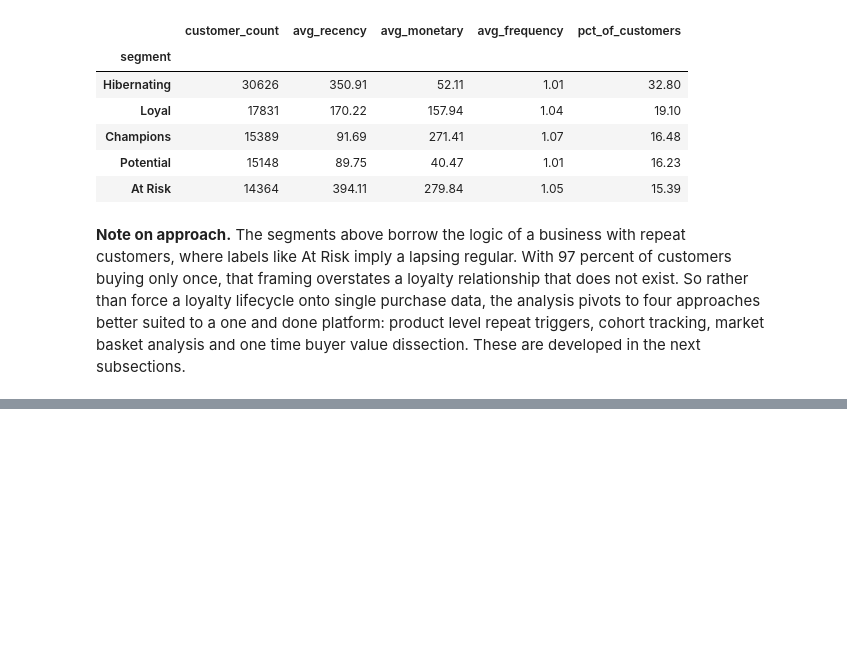
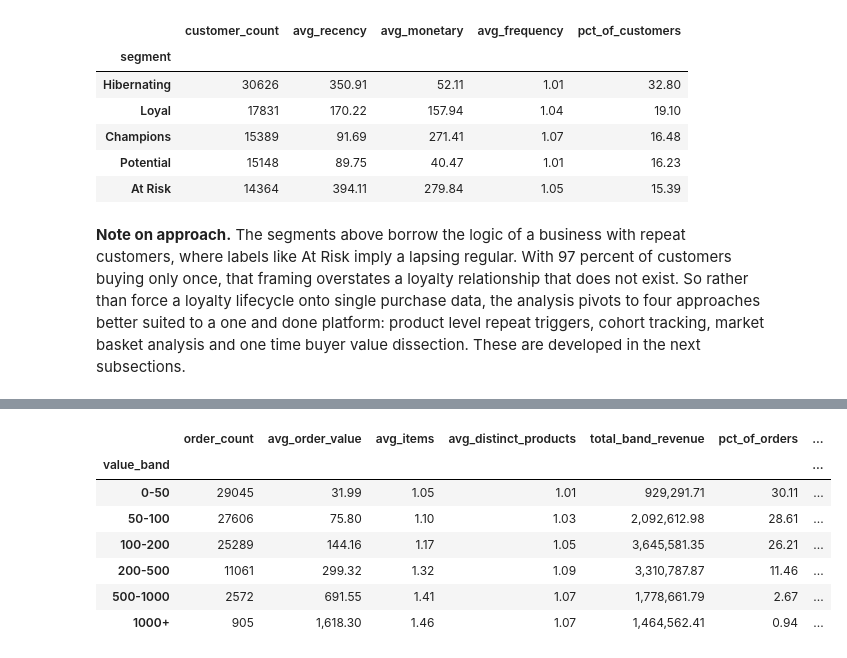
Before and after one commit to BKanyotu/olist-ecommerce-analysis, a Jupyter notebook: olist_brazilian_ecommerce_project_python.ipynb, the cells around one changed output, grey strips where cells are left out. Cells and saved outputs as stored; diff of their text form; code cells hidden in the pictures; blank space fills up the shorter version.

```diff
--- a/olist_brazilian_ecommerce_project_python.ipynb
+++ b/olist_brazilian_ecommerce_project_python.ipynb
@@ -600,0 +779,42 @@ segment_summary
+# %%
+# Banding orders by value and dissecting what each band is made of.
+# This identifies the high value orders (the "whales") and shows whether they are
+# single high-ticket items or built up from several products.
+
+# Define value bands in R$.
+bins = [0, 50, 100, 200, 500, 1000, float("inf")]
+labels = ["0-50", "50-100", "100-200", "200-500", "500-1000", "1000+"]
+
+order_value_df["value_band"] = pd.cut(
+    order_value_df["order_value"], bins=bins, labels=labels, include_lowest=True
+)
+
+# Summarise each band: how many orders, their share of orders, their share of total revenue and what they are made of on average.
+total_revenue = order_value_df["order_value"].sum()
+
+value_summary = order_value_df.groupby("value_band", observed=True).agg(
+    order_count=("order_id", "size"),
+    avg_order_value=("order_value", "mean"),
+    avg_items=("item_count", "mean"),
+    avg_distinct_products=("distinct_products", "mean"),
+    total_band_revenue=("order_value", "sum")
+).round(2)
+
+value_summary["pct_of_orders"] = (
+    value_summary["order_count"] / value_summary["order_count"].sum() * 100
+).round(2)
+
+value_summary["pct_of_revenue"] = (
+    value_summary["total_band_revenue"] / total_revenue * 100
+).round(2)
+
+value_summary
+# %% [output]
+|  | order_count | avg_order_value | avg_items | avg_distinct_products | total_band_revenue | pct_of_orders | ... |
+| value_band |  |  |  |  |  |  | ... |
+| 0-50 | 29045 | 31.99 | 1.05 | 1.01 | 929,291.71 | 30.11 | ... |
+| 50-100 | 27606 | 75.80 | 1.10 | 1.03 | 2,092,612.98 | 28.61 | ... |
+| 100-200 | 25289 | 144.16 | 1.17 | 1.05 | 3,645,581.35 | 26.21 | ... |
+| 200-500 | 11061 | 299.32 | 1.32 | 1.09 | 3,310,787.87 | 11.46 | ... |
+| 500-1000 | 2572 | 691.55 | 1.41 | 1.07 | 1,778,661.79 | 2.67 | ... |
+| 1000+ | 905 | 1,618.30 | 1.46 | 1.07 | 1,464,562.41 | 0.94 | ... |
```
Also changed, not shown: parts of 9 cells of this notebook, 2 other files.
